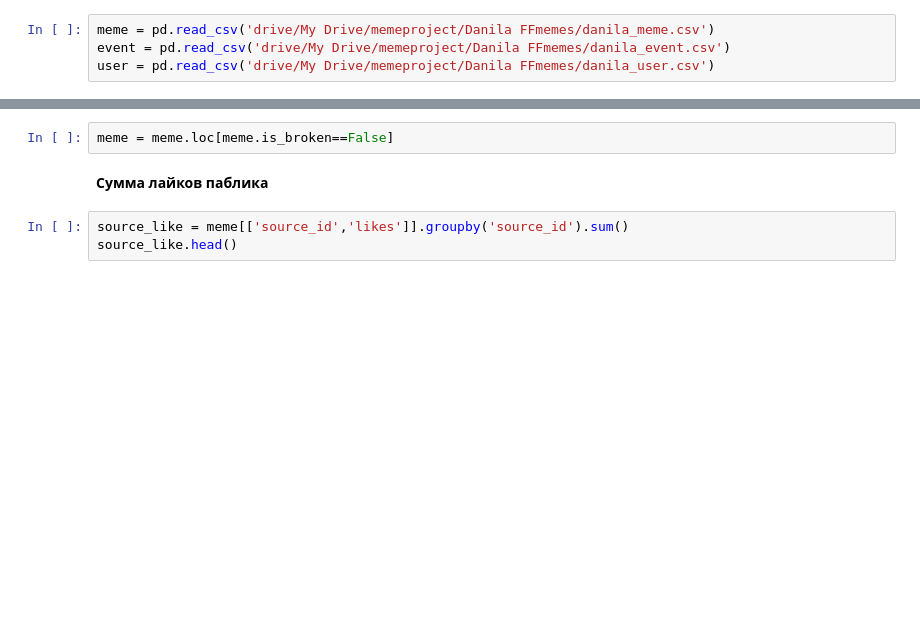
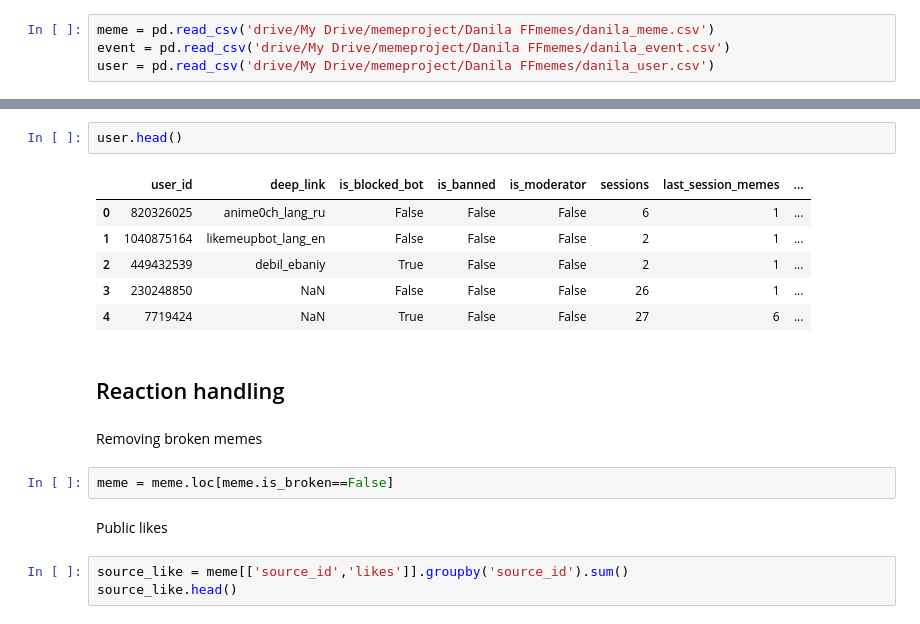
Before and after one commit to santievich/image-recomendation-ffmemes, a Jupyter notebook: Danila_FFmemes.ipynb, the cells around one changed output, grey strips where cells are left out. Drawn from its saved outputs; the diff is of its cells as text; blank space fills up the shorter version.

```diff
--- a/Danila_FFmemes.ipynb
+++ b/Danila_FFmemes.ipynb
@@ -17,7 +28,20 @@ CASE *language_id* WHEN 1 THEN 'ww' WHEN 2 THEN 'ru' WHEN 3 THEN 'en' ELSE null
+# %%
+user.head()
+# %% [output]
+|  | user_id | deep_link | is_blocked_bot | is_banned | is_moderator | sessions | last_session_memes | ... |
+| 0 | 820326025 | anime0ch_lang_ru | False | False | False | 6 | 1 | ... |
+| 1 | 1040875164 | likemeupbot_lang_en | False | False | False | 2 | 1 | ... |
+| 2 | 449432539 | debil_ebaniy | True | False | False | 2 | 1 | ... |
+| 3 | 230248850 | NaN | False | False | False | 26 | 1 | ... |
+| 4 | 7719424 | NaN | True | False | False | 27 | 6 | ... |
+# %% [markdown]
+## Reaction handling
+# %% [markdown]
+Removing broken memes
 # %%
 meme = meme.loc[meme.is_broken==False]
-# %% [markdown]
-**Сумма лайков паблика**
+# %% [markdown]
+Public likes
 # %%
 source_like = meme[['source_id','likes']].groupby('source_id').sum()
 source_like.head()
```
Also changed, not shown: parts of 34 cells of this notebook.
